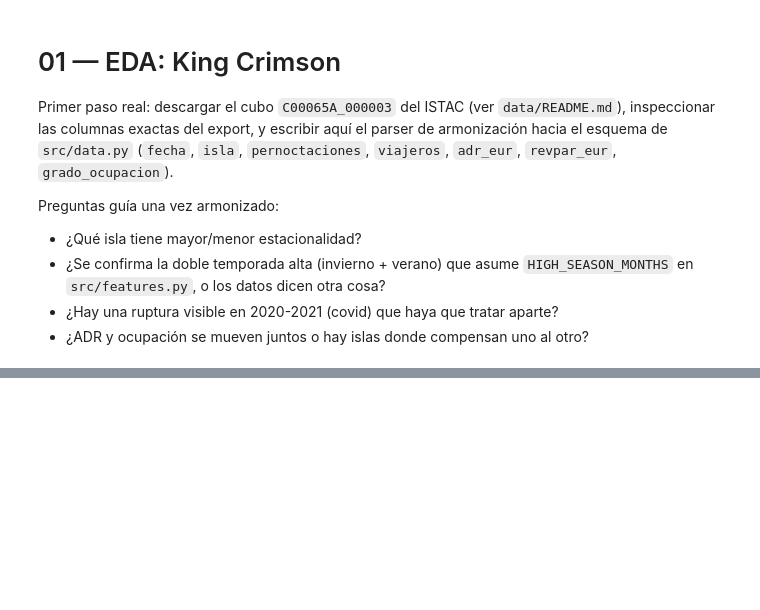
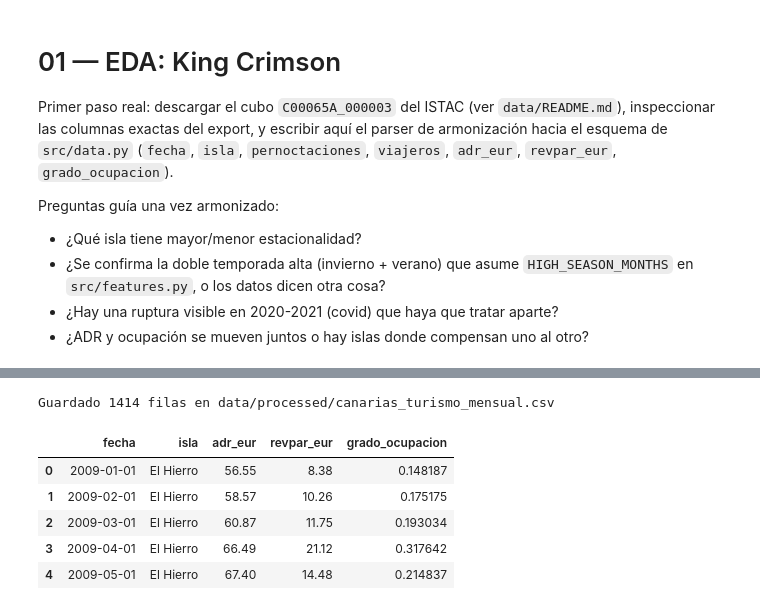
Before and after one commit to kegare825/canary-islands-tourism-forecast, a Jupyter notebook: notebooks/01_eda.ipynb, the cells around one changed output, grey strips where cells are left out. Saved outputs shown, nothing was run; the diff lists cells and outputs as text; code cells hidden in the pictures; blank space fills up the shorter version.

```diff
--- a/notebooks/01_eda.ipynb
+++ b/notebooks/01_eda.ipynb
@@ -31,0 +115,23 @@ pd.set_option("display.max_columns", 50)
+# %%
+from pathlib import Path
+
+output_path = Path("data/processed/canarias_turismo_mensual.csv")
+output_path.parent.mkdir(parents=True, exist_ok=True)
+
+final = wide.sort_values(["isla", "fecha"])[["fecha", "isla", "adr_eur", "revpar_eur", "grado_ocupacion"]]
+final.to_csv(output_path, index=False)
+print(f"Guardado {len(final)} filas en {output_path}")
+
+# Verificar que src/data.py puede cargarlo sin errores
+from src.data import load_harmonized_series
+
+df = load_harmonized_series()
+df.head()
+# %% [output]
+Guardado 1414 filas en data/processed/canarias_turismo_mensual.csv
+|  | fecha | isla | adr_eur | revpar_eur | grado_ocupacion |
+| 0 | 2009-01-01 | El Hierro | 56.55 | 8.38 | 0.148187 |
+| 1 | 2009-02-01 | El Hierro | 58.57 | 10.26 | 0.175175 |
+| 2 | 2009-03-01 | El Hierro | 60.87 | 11.75 | 0.193034 |
+| 3 | 2009-04-01 | El Hierro | 66.49 | 21.12 | 0.317642 |
+| 4 | 2009-05-01 | El Hierro | 67.40 | 14.48 | 0.214837 |
```
Also changed, not shown: parts of 7 cells of this notebook, 18 other files.
